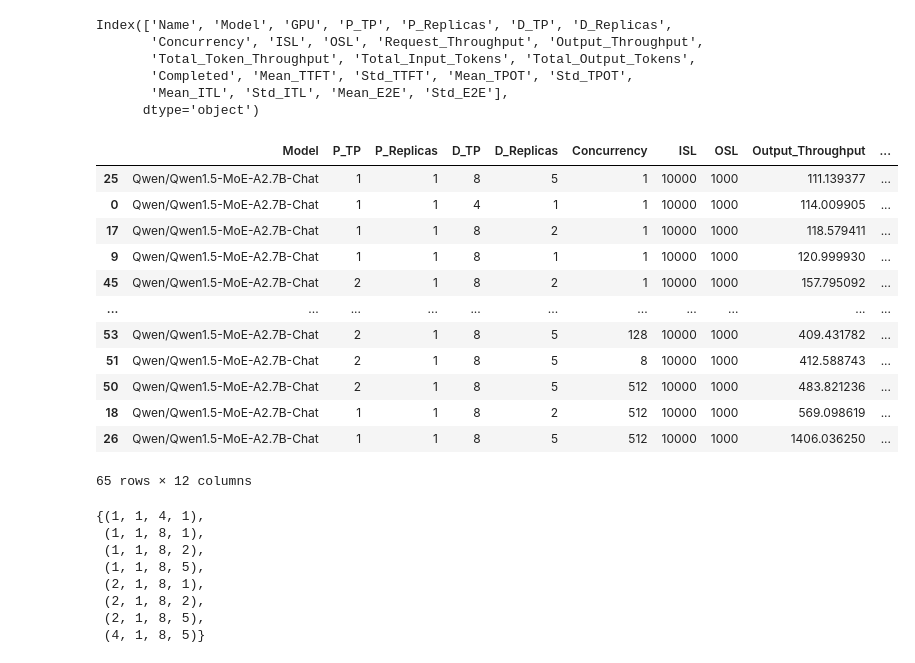
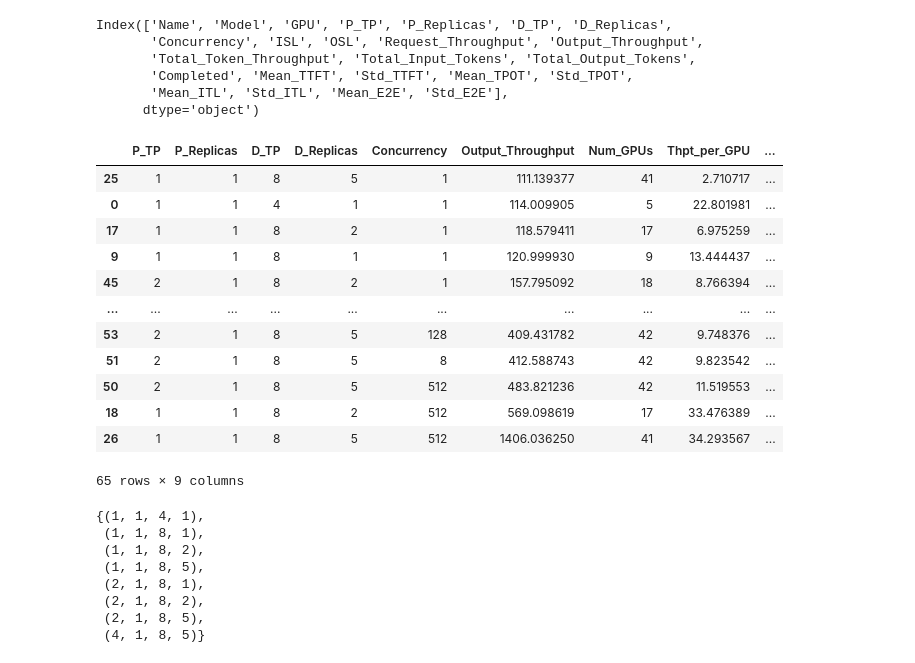
Before and after one commit to llm-d/llm-d-benchmark, a Jupyter notebook: analysis/sweep_deployer_configuration_analysis.ipynb, the cells around one changed output. Cells and saved outputs as stored; diff of their text form; code cells hidden in the pictures.

```diff
--- a/analysis/sweep_deployer_configuration_analysis.ipynb
+++ b/analysis/sweep_deployer_configuration_analysis.ipynb
@@ -249,28 +249,45 @@ Index(['Name', 'Model', 'GPU', 'P_TP', 'P_Replicas', 'D_TP', 'D_Replicas',
        'Mean_ITL', 'Std_ITL', 'Mean_E2E', 'Std_E2E'],
       dtype='object')
 # %%
-# Select specific columns from dataset to analyze
-runs_selected = runs[['Model', 'P_TP', 'P_Replicas', 'D_TP', 'D_Replicas', 'Concurrency', 'ISL', 'OSL', 'Output_Throughput']].sort_values(by='Output_Throughput')
+# Filters
+isl = 10000
+osl = 1000
+model = 'Qwen/Qwen1.5-MoE-A2.7B-Chat'
+
+# Filter on column values, then pick specific columns from dataset to analyze
+runs_selected = runs[
+    (runs['ISL'] == isl) &
+    (runs['OSL'] == osl) &
+    (runs['Model'] == model)][[
+    'Model',
+    'P_TP',
+    'P_Replicas',
+    'D_TP',
+    'D_Replicas',
+    'Concurrency',
+    'ISL',
+    'OSL',
+    'Output_Throughput']].drop('Model', axis=1).drop('ISL', axis=1).drop('OSL', axis=1).sort_values(by='Output_Throughput')
 # Add calculated columns
 runs_selected['Num_GPUs'] = runs_selected['P_TP']*runs_selected['P_Replicas'] + runs_selected['D_TP']*runs_selected['D_Replicas']
 runs_selected['Thpt_per_GPU'] = runs_selected['Output_Throughput']/runs_selected['Num_GPUs']
 runs_selected['Thpt_per_User'] = runs_selected['Output_Throughput']/runs_selected['Concurrency']
 # Preview
 runs_selected
 # %% [output]
-|  | Model | P_TP | P_Replicas | D_TP | D_Replicas | Concurrency | ISL | OSL | Output_Throughput | ... |
-| 25 | Qwen/Qwen1.5-MoE-A2.7B-Chat | 1 | 1 | 8 | 5 | 1 | 10000 | 1000 | 111.139377 | ... |
-| 0 | Qwen/Qwen1.5-MoE-A2.7B-Chat | 1 | 1 | 4 | 1 | 1 | 10000 | 1000 | 114.009905 | ... |
-| 17 | Qwen/Qwen1.5-MoE-A2.7B-Chat | 1 | 1 | 8 | 2 | 1 | 10000 | 1000 | 118.579411 | ... |
-| 9 | Qwen/Qwen1.5-MoE-A2.7B-Chat | 1 | 1 | 8 | 1 | 1 | 10000 | 1000 | 120.999930 | ... |
-| 45 | Qwen/Qwen1.5-MoE-A2.7B-Chat | 2 | 1 | 8 | 2 | 1 | 10000 | 1000 | 157.795092 | ... |
-| ... | ... | ... | ... | ... | ... | ... | ... | ... | ... | ... |
-| 53 | Qwen/Qwen1.5-MoE-A2.7B-Chat | 2 | 1 | 8 | 5 | 128 | 10000 | 1000 | 409.431782 | ... |
-| 51 | Qwen/Qwen1.5-MoE-A2.7B-Chat | 2 | 1 | 8 | 5 | 8 | 10000 | 1000 | 412.588743 | ... |
-| 50 | Qwen/Qwen1.5-MoE-A2.7B-Chat | 2 | 1 | 8 | 5 | 512 | 10000 | 1000 | 483.821236 | ... |
-| 18 | Qwen/Qwen1.5-MoE-A2.7B-Chat | 1 | 1 | 8 | 2 | 512 | 10000 | 1000 | 569.098619 | ... |
-| 26 | Qwen/Qwen1.5-MoE-A2.7B-Chat | 1 | 1 | 8 | 5 | 512 | 10000 | 1000 | 1406.036250 | ... |
+|  | P_TP | P_Replicas | D_TP | D_Replicas | Concurrency | Output_Throughput | Num_GPUs | Thpt_per_GPU | ... |
+| 25 | 1 | 1 | 8 | 5 | 1 | 111.139377 | 41 | 2.710717 | ... |
+| 0 | 1 | 1 | 4 | 1 | 1 | 114.009905 | 5 | 22.801981 | ... |
+| 17 | 1 | 1 | 8 | 2 | 1 | 118.579411 | 17 | 6.975259 | ... |
+| 9 | 1 | 1 | 8 | 1 | 1 | 120.999930 | 9 | 13.444437 | ... |
+| 45 | 2 | 1 | 8 | 2 | 1 | 157.795092 | 18 | 8.766394 | ... |
+| ... | ... | ... | ... | ... | ... | ... | ... | ... | ... |
+| 53 | 2 | 1 | 8 | 5 | 128 | 409.431782 | 42 | 9.748376 | ... |
+| 51 | 2 | 1 | 8 | 5 | 8 | 412.588743 | 42 | 9.823542 | ... |
+| 50 | 2 | 1 | 8 | 5 | 512 | 483.821236 | 42 | 11.519553 | ... |
+| 18 | 1 | 1 | 8 | 2 | 512 | 569.098619 | 17 | 33.476389 | ... |
+| 26 | 1 | 1 | 8 | 5 | 512 | 1406.036250 | 41 | 34.293567 | ... |
-65 rows × 12 columns
+65 rows × 9 columns
 # %%
 # See what configurations we have data on
 # Format is (p_tp, p_rep, d_tp, d_rep)
```
Also changed, not shown: parts of 1 cell of this notebook.
